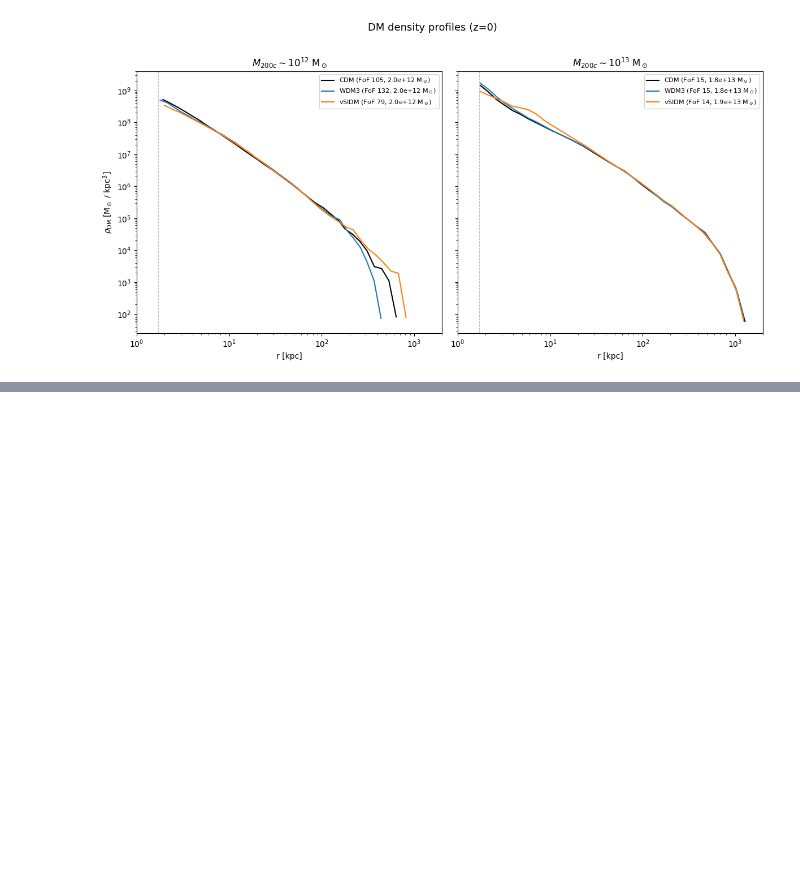
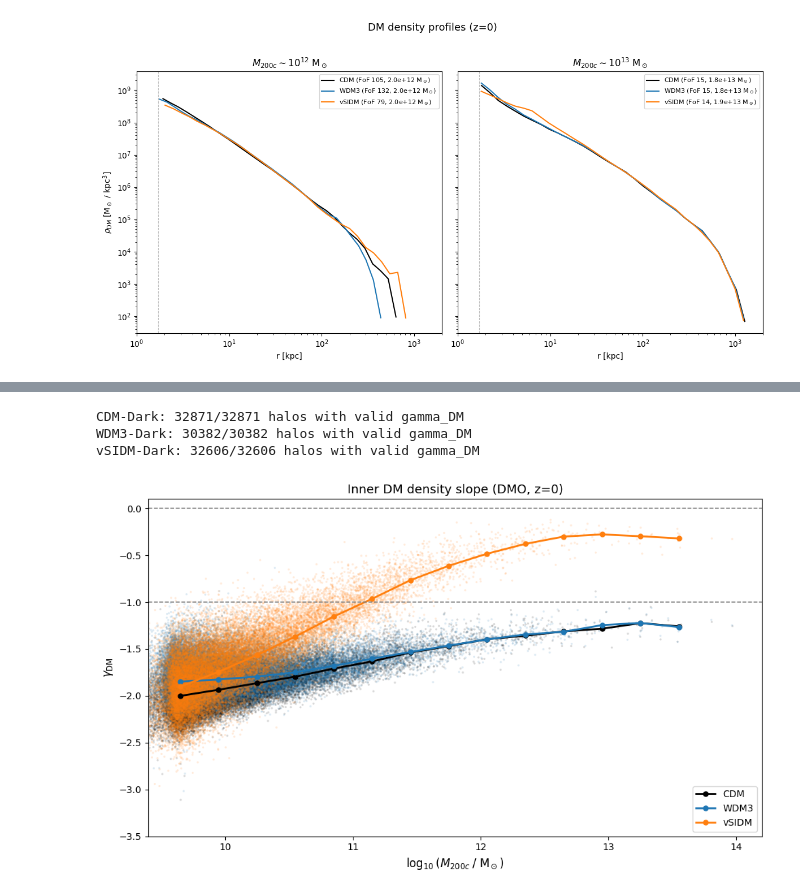
Before and after one commit to SoulOfSword/master_thesis_project, a Jupyter notebook: notebooks/AIDA-TNG/01_density_profiles.ipynb, the cells around one changed output, grey strips where cells are left out. Saved outputs shown, nothing was run; the diff lists cells and outputs as text; code cells hidden in the pictures; blank space fills up the shorter version.

```diff
--- a/notebooks/AIDA-TNG/01_density_profiles.ipynb
+++ b/notebooks/AIDA-TNG/01_density_profiles.ipynb
@@ -273,0 +311,46 @@ plt.show()
+# %%
+gamma_results_dmo = compute_gamma_dm(
+    catalogs_dmo, profiles_dmo,
+    models=["CDM-Dark", "WDM3-Dark", "vSIDM-Dark"],
+    r_fit_min=r_fit_min,
+)
+# %% [output]
+CDM-Dark: 32871/32871 halos with valid gamma_DM
+WDM3-Dark: 30382/30382 halos with valid gamma_DM
+vSIDM-Dark: 32606/32606 halos with valid gamma_DM
+# %%
+fig, ax = plt.subplots(figsize=(10, 6))
+
+model_colors_dmo = {"CDM-Dark": "black", "WDM3-Dark": "tab:blue", "vSIDM-Dark": "tab:orange"}
+
+for name in ["CDM-Dark", "WDM3-Dark", "vSIDM-Dark"]:
+    res = gamma_results_dmo[name]
+    log_m = np.log10(res["M200c"])
+    gamma = res["gamma_dm"]
+
+    ax.scatter(log_m, gamma, s=5, alpha=0.15, color=model_colors_dmo[name], edgecolors="none")
+
+    bins = np.arange(9.5, 14.5, 0.3)
+    medians, bin_centres = [], []
+    for j in range(len(bins) - 1):
+        in_bin = (log_m >= bins[j]) & (log_m < bins[j + 1])
+        if in_bin.sum() >= 5:
+            medians.append(np.median(gamma[in_bin]))
+            bin_centres.append(0.5 * (bins[j] + bins[j + 1]))
+
+    ax.plot(bin_centres, medians, "o-", color=model_colors_dmo[name], lw=2, ms=5,
+            label=name.replace("-Dark", ""))
+
+ax.axhline(-1, color="gray", ls="--", lw=1.1)
+ax.axhline(0, color="gray", ls="--", lw=1.1)
+ax.set_xlabel(r"$\log_{10}(M_{200c}\;/\;\mathrm{M_\odot})$", fontsize=12)
+ax.set_ylabel(r"$\gamma_{\rm DM}$", fontsize=12)
+ax.set_title(r"Inner DM density slope (DMO, z=0)", fontsize=13)
+ax.legend(fontsize=10)
+ax.set_xlim(9.4, 14.2)
+ax.set_ylim(-3.5, 0.1)
+plt.tight_layout()
+plt.savefig(FIG_DIR / "gamma_dm_vs_m200c_dmo.pdf", dpi=150)
+plt.show()
+# %% [output]
+[figure, added]
```
Also changed, not shown: parts of 8 cells of this notebook, 9 other files.
